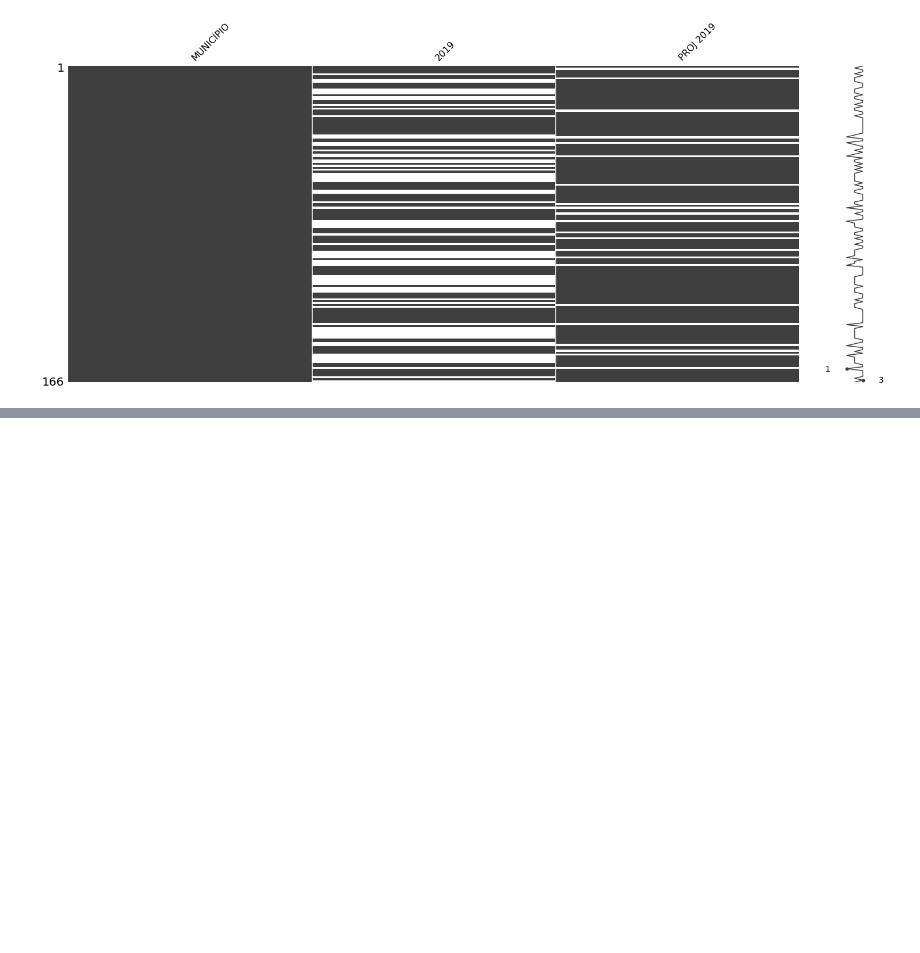
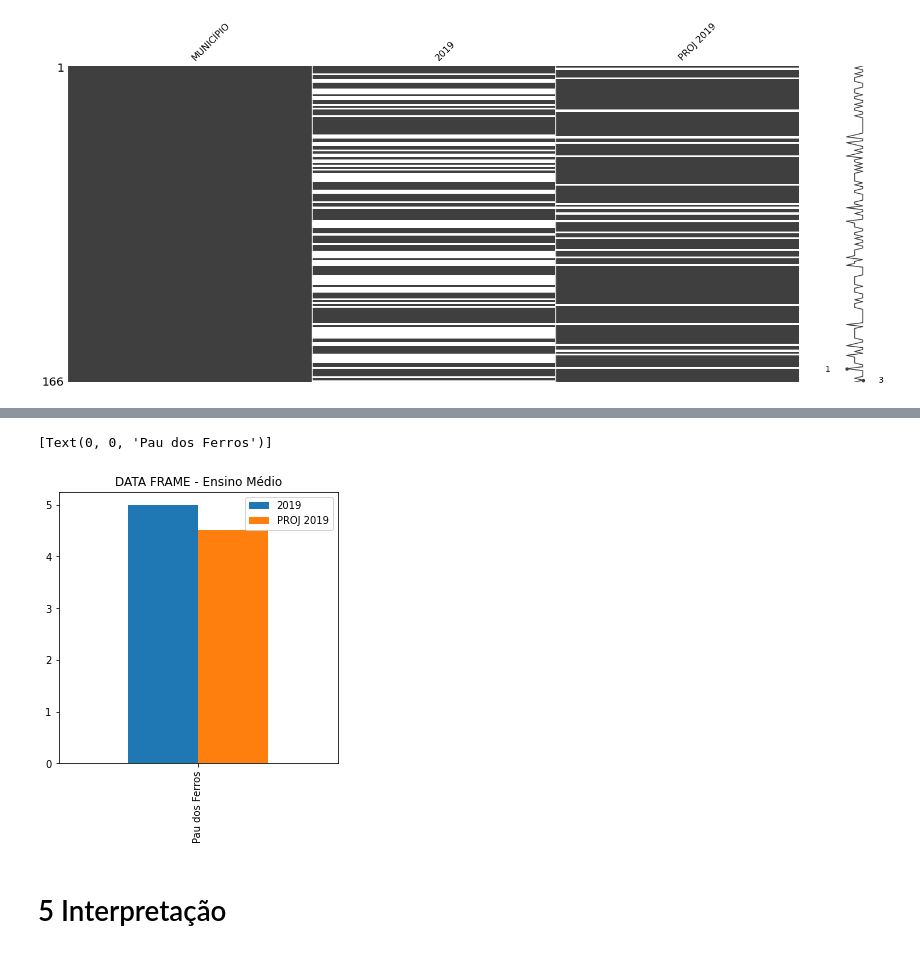
Before and after one commit to mdaianes24/Trabalho-IDEB, a Jupyter notebook: TRABALHOFinal.ipynb, the cells around one changed output, grey strips where cells are left out. Saved outputs shown, nothing was run; the diff lists cells and outputs as text; code cells hidden in the pictures; blank space fills up the shorter version.

```diff
--- a/TRABALHOFinal.ipynb
+++ b/TRABALHOFinal.ipynb
@@ -210,0 +242,14 @@ Pode-se obeservar, considerando que o Rio Grande do Norte possui 167 municípios
+# %%
+# Tamanho da fonte estabelecido
+plt.rcParams.update({'font.size': 10})
+
+# Selecionar as colunas a serem estudadas, conforme a problemática, atribuir o as configurações do gráfico e o formato.
+em=df_emx[["2019", "PROJ 2019"]].plot(figsize=(5,5), kind = 'bar', title = 'DATA FRAME - Ensino Médio')
+
+# Forma como será exibido os rótulos do eixo "X" do gráfico
+em.set_xticklabels(df_emx["MUNICÍPIO"])
+# %% [output]
+[Text(0, 0, 'Pau dos Ferros')]
+[figure, added]
+# %% [markdown]
+# 5 Interpretação
```
Also changed, not shown: parts of 18 cells of this notebook.
